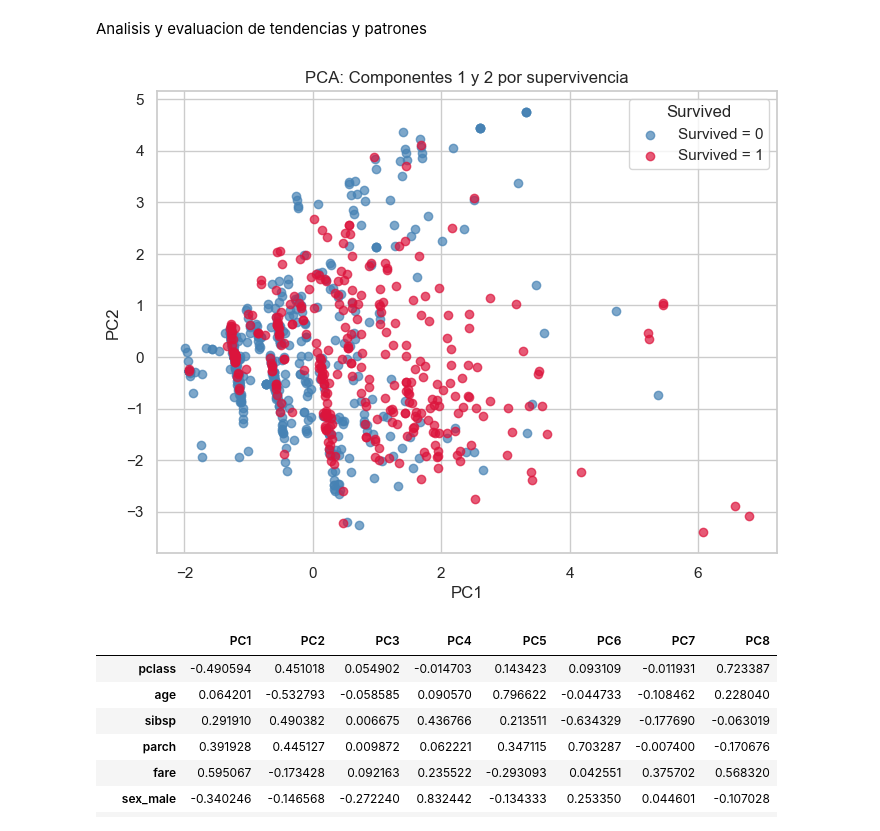
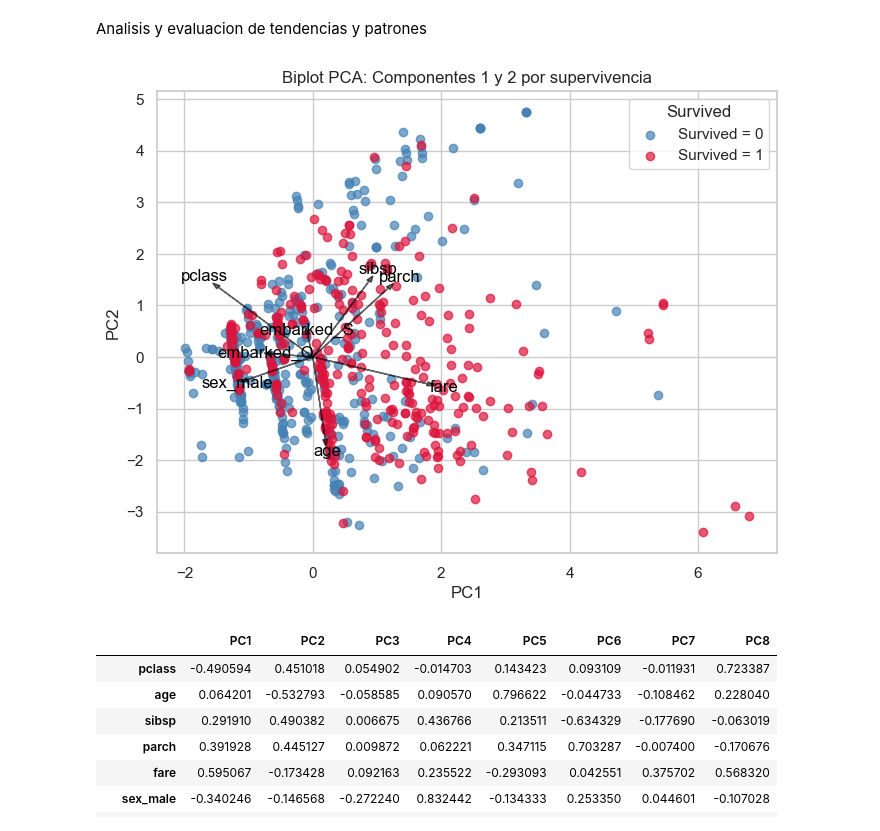
Before and after one commit to joaquinmartirena/Practico4_ADD, a Jupyter notebook: PCA_P4.ipynb, the cells around one changed output. Saved outputs shown, nothing was run; the diff lists cells and outputs as text; code cells hidden in the pictures.

```diff
--- a/PCA_P4.ipynb
+++ b/PCA_P4.ipynb
@@ -121,31 +120,49 @@ Varianza total acumulada: [0.22972487 0.44262477 0.63584035 0.74079736 0.8338187
 # %% [markdown]
 Analisis y evaluacion de tendencias y patrones
 # %%
+import matplotlib.pyplot as plt
+import numpy as np
+
 # DataFrame con las componentes principales
 pca_df = pd.DataFrame(X_pca, columns=[f'PC{i+1}' for i in range(X_pca.shape[1])])
 
 # Agregamos la variable "survived" para comparar luego
 pca_df['survived'] = df['survived'].values
 
 # Colores fijos para cada grupo
 colors = {0: 'steelblue', 1: 'crimson'}
 
 plt.figure(figsize=(8,6))
 
 # Graficamos cada grupo por separado
 for s, color in colors.items():
     subset = pca_df[pca_df['survived'] == s]
     plt.scatter(subset['PC1'], subset['PC2'],
                 color=color, alpha=0.7, label=f'Survived = {s}')
 
+# Flechas de las variables originales (cargas del PCA)
+loadings = pca.components_.T[:, :2]  # tomamos PC1 y PC2
+variables = df.drop(columns=['survived']).columns  # nombres de las variables originales
+
+# Escalamos las flechas para que se vean bien
+scaling_factor = 3
+for i, var in enumerate(variables):
+    plt.arrow(0, 0,
+            loadings[i, 0]*scaling_factor,
+            loadings[i, 1]*scaling_factor,
+            color='black', alpha=0.6, head_width=0.08)
+    plt.text(loadings[i, 0]*scaling_factor*1.15,
+            loadings[i, 1]*scaling_factor*1.15,
+            var, color='black', ha='center', va='center')
+
 plt.xlabel('PC1')
 plt.ylabel('PC2')
-plt.title('PCA: Componentes 1 y 2 por supervivencia')
+plt.title('Biplot PCA: Componentes 1 y 2 por supervivencia')
 plt.legend(title='Survived')
 plt.grid(True)
 plt.show()
 # %% [output]
-[figure, old version]
+[figure, new version]
 # %%
 loadings = pd.DataFrame(pca.components_.T,
                         columns=[f'PC{i+1}' for i in range(len(pca.components_))],
```
Also changed, not shown: parts of 1 cell of this notebook.
